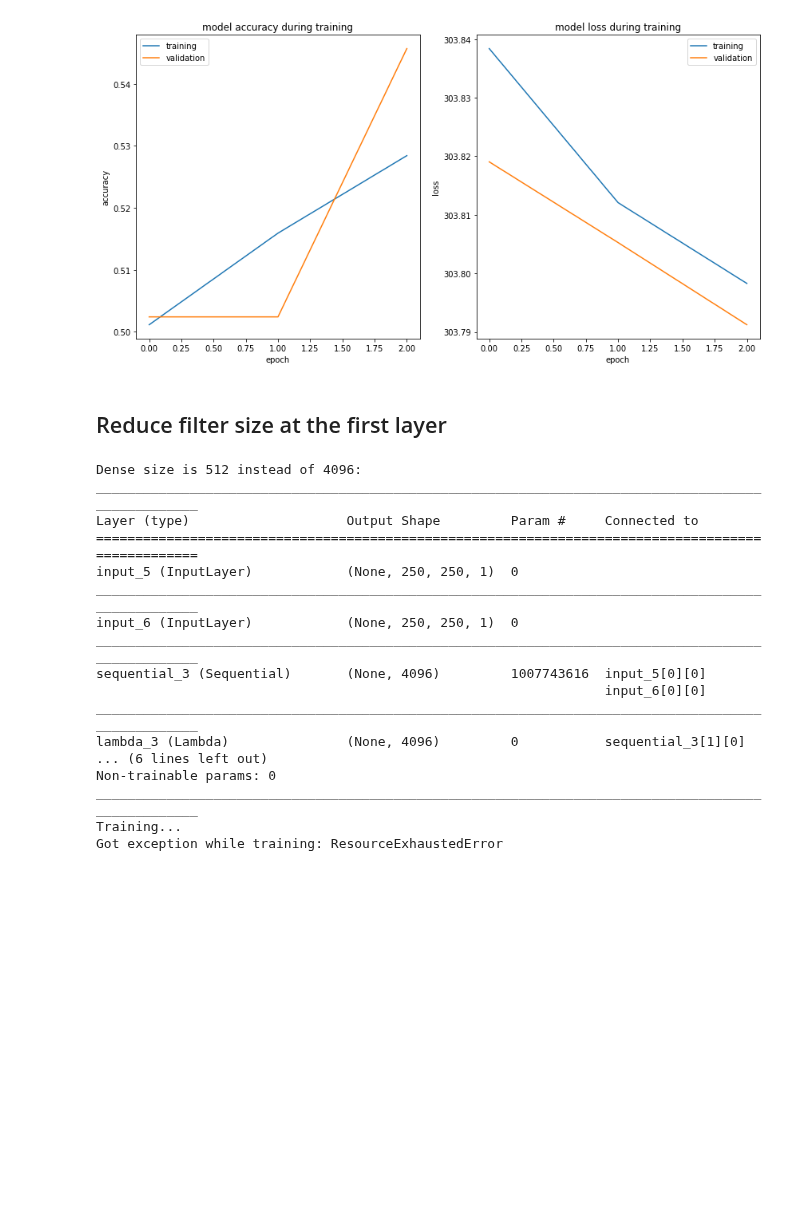
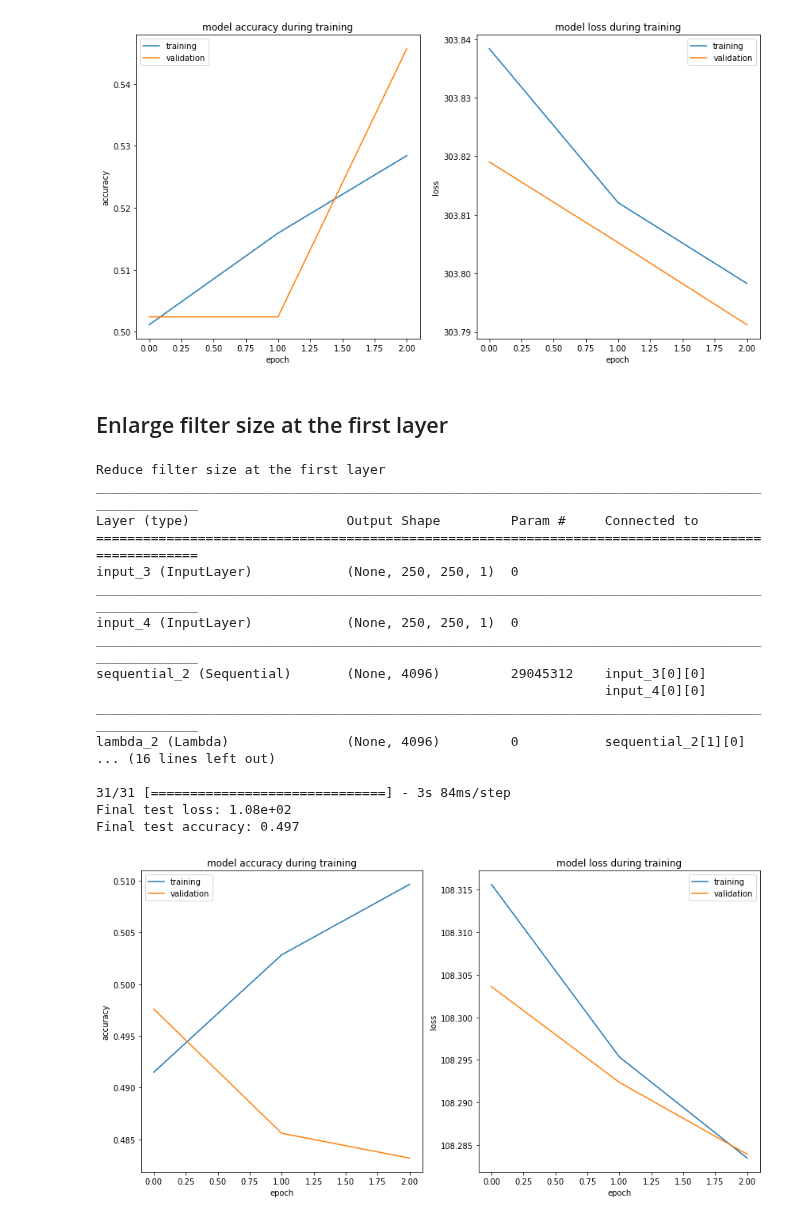
Before and after one commit to elisim/Deep-Learning-Intro, a Jupyter notebook: assignment2/Original-Paper-Model.ipynb, the cells around one changed output. Drawn from its saved outputs; the diff is of its cells as text; code cells hidden in the pictures; blank space fills up the shorter version.

```diff
--- a/assignment2/Original-Paper-Model.ipynb
+++ b/assignment2/Original-Paper-Model.ipynb
@@ -84,31 +85,32 @@ Final test loss: 3.04e+02
 Final test accuracy: 0.543
 [figure]
 # %% [markdown]
-## Reduce filter size at the first layer
+## Enlarge filter size at the first layer
 # %%
 s_net = Siamese()
-s_net.build('paper_network')
+s_net.build('paper_network', filter_size_conv1=160)
 print("Reduce filter size at the first layer")
 s_net.model.summary()
 
-history = try_train(s_net)
+history = try_train(s_net, epochs=3, verbose=1)
 if history:
     s_net.evaluate(history, same_test_paths, diff_test_paths)
 # %% [output]
-Dense size is 512 instead of 4096:
+Reduce filter size at the first layer
 __________________________________________________________________________________________________
 Layer (type)                    Output Shape         Param #     Connected to
 ==================================================================================================
-input_5 (InputLayer)            (None, 250, 250, 1)  0
+input_3 (InputLayer)            (None, 250, 250, 1)  0
 __________________________________________________________________________________________________
-input_6 (InputLayer)            (None, 250, 250, 1)  0
+input_4 (InputLayer)            (None, 250, 250, 1)  0
 __________________________________________________________________________________________________
-sequential_3 (Sequential)       (None, 4096)         1007743616  input_5[0][0]
-                                                                 input_6[0][0]
+sequential_2 (Sequential)       (None, 4096)         29045312    input_3[0][0]
+                                                                 input_4[0][0]
 __________________________________________________________________________________________________
-lambda_3 (Lambda)               (None, 4096)         0           sequential_3[1][0]
-... (6 lines left out)
-Non-trainable params: 0
-__________________________________________________________________________________________________
-Training...
-Got exception while training: ResourceExhaustedError
+lambda_2 (Lambda)               (None, 4096)         0           sequential_2[1][0]
+... (16 lines left out)
+
+31/31 [==============================] - 3s 84ms/step
+Final test loss: 1.08e+02
+Final test accuracy: 0.497
+[figure, added]
```
Also changed, not shown: parts of 1 cell of this notebook, 3 other files.
